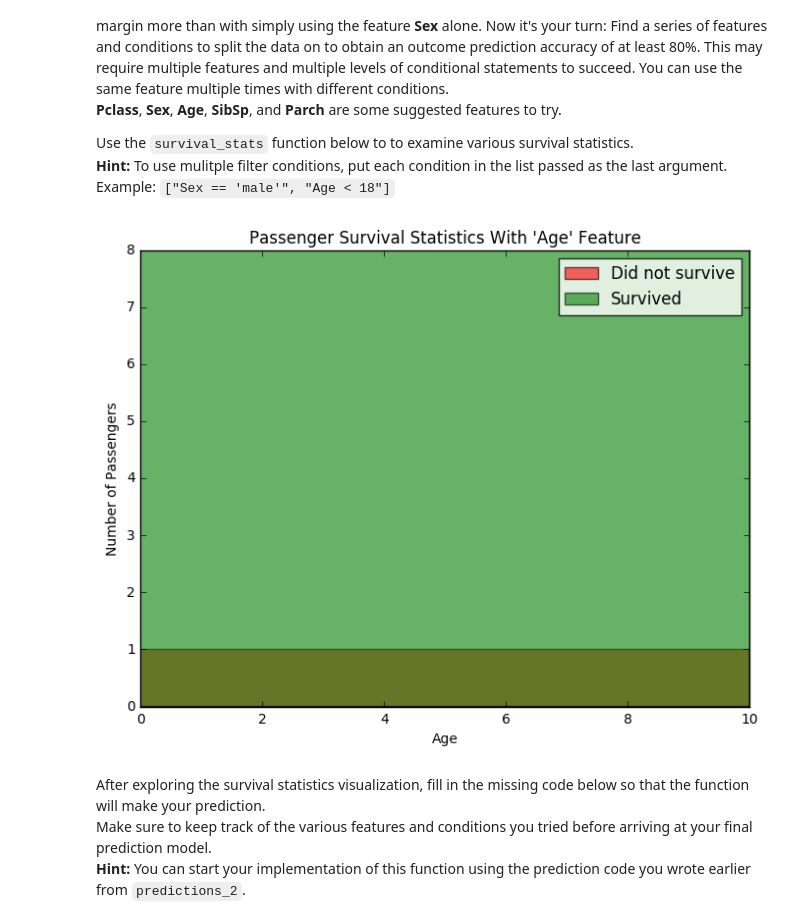
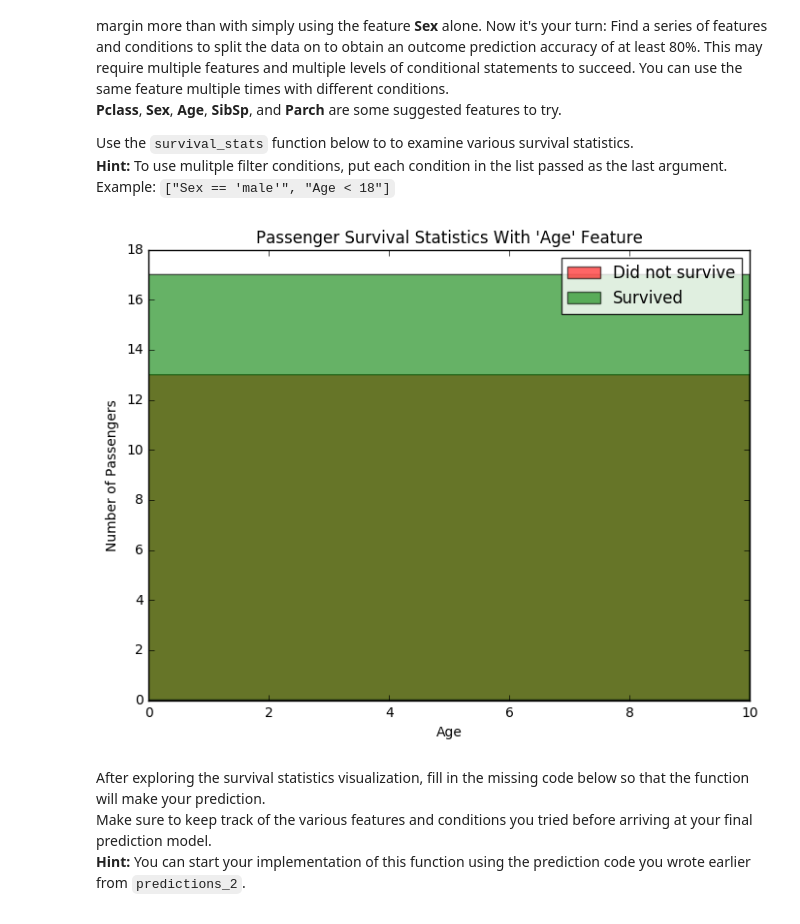
Before and after one commit to N00bsie/titanic_survival_exploration, a Jupyter notebook: titanic_survival_exploration.ipynb, the cells around one changed output. Saved outputs shown, nothing was run; the diff lists cells and outputs as text; code cells hidden in the pictures.

```diff
--- a/titanic_survival_exploration.ipynb
+++ b/titanic_survival_exploration.ipynb
@@ -215,9 +215,9 @@ Adding the feature **Age** as a condition in conjunction with **Sex** improves t
 Use the `survival_stats` function below to to examine various survival statistics.
 **Hint:** To use mulitple filter conditions, put each condition in the list passed as the last argument. Example: `["Sex == 'male'", "Age < 18"]`
 # %%
-vs.survival_stats(data, outcomes, 'Age', ["Sex == 'female'", "Pclass <= 2", "Age <= 9"])
+vs.survival_stats(data, outcomes, 'Age', [ "Sex == 'male'", "Pclass > 1", "Age <= 9"])
 # %% [output]
-[figure, old version]
+[figure, new version]
 # %% [markdown]
 After exploring the survival statistics visualization, fill in the missing code below so that the function will make your prediction.
 Make sure to keep track of the various features and conditions you tried before arriving at your final prediction model.
```
Also changed, not shown: parts of 4 cells of this notebook.
